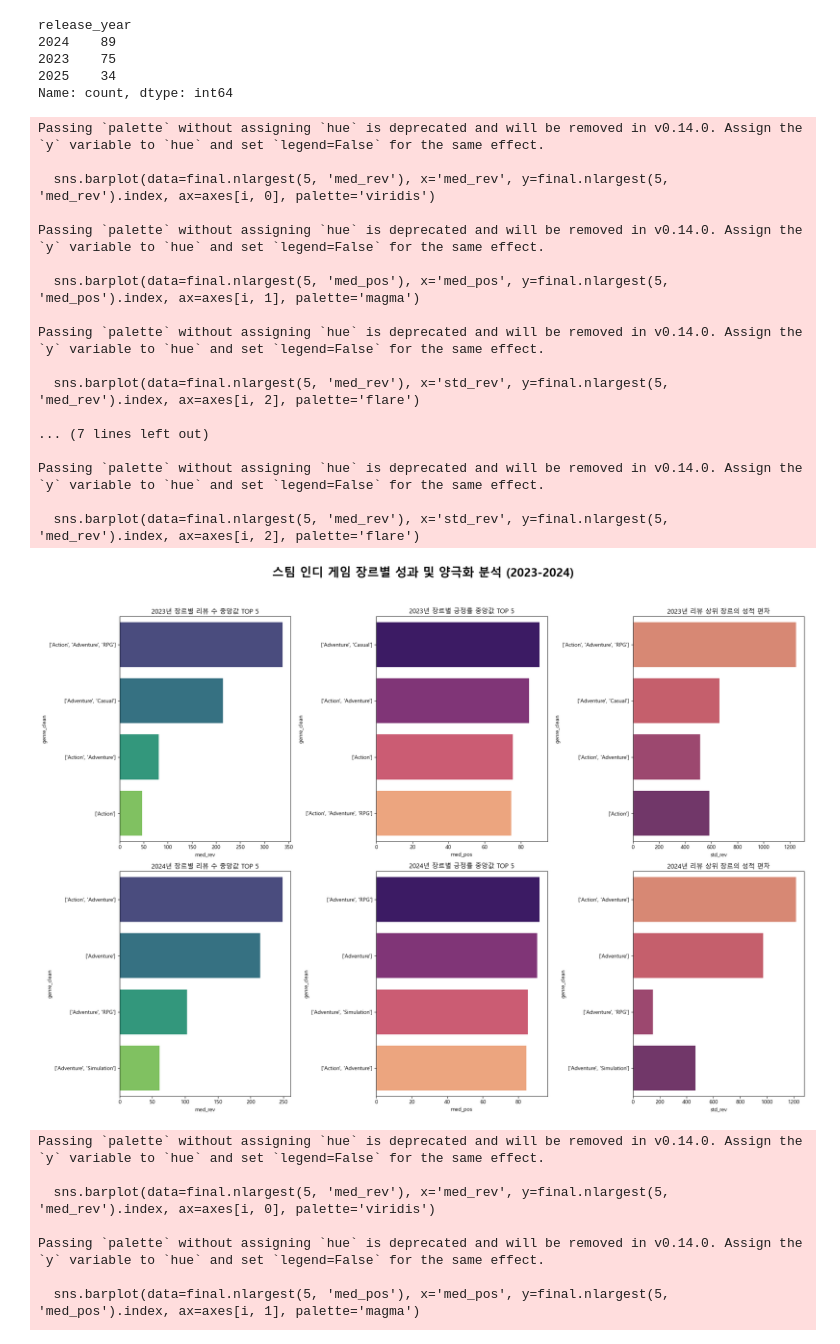
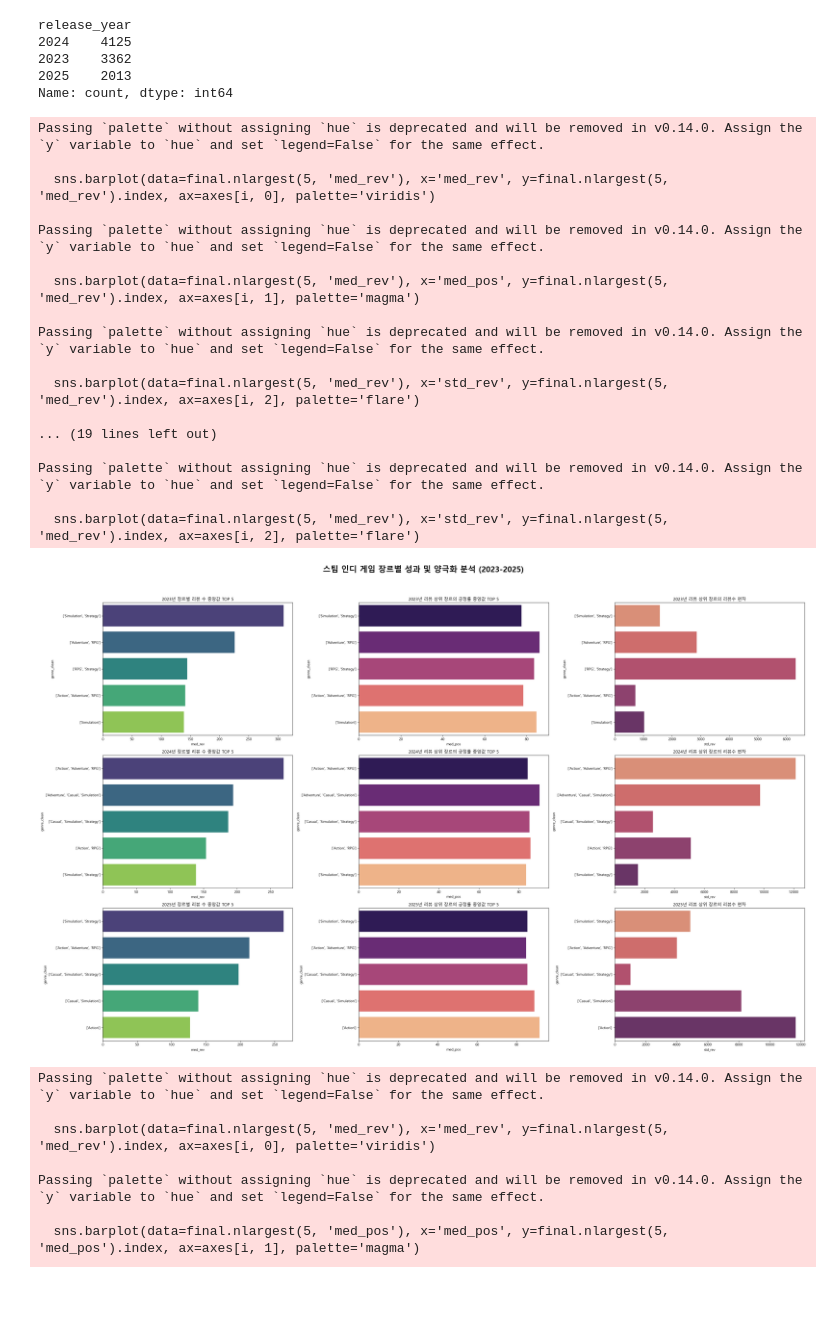
Before and after one commit to jinnyjinnyjinjin/steam-indie-game-analysis, a Jupyter notebook: src/notebooks/su/genre_combinations_analysis.ipynb, the cells around one changed output. Cells and saved outputs as stored; diff of their text form; code cells hidden in the pictures; blank space fills up the shorter version.

```diff
--- a/src/notebooks/su/genre_combinations_analysis.ipynb
+++ b/src/notebooks/su/genre_combinations_analysis.ipynb
@@ -9,74 +9,79 @@ plt.rcParams['font.family'] = 'Malgun Gothic' # Windows
 plt.rcParams['axes.unicode_minus'] = False
 
 # 데이터 로드 및 전처리
-df = pd.read_csv('../../../data/processed/steam_indie_games_merged_v1.csv')
+df = pd.read_csv('../../../data/processed/steam_indie_games.csv')
 df['release_year'] = pd.to_datetime(df['release_date'], errors='coerce').dt.year
-df['positive_rate'] = (df['total_positive'] / df['total_reviews']) * 100
+df['positive_rate'] = (df['positive'] / df['total_reviews']) * 100
 # %%
 df['release_year'].value_counts()
 # %% [output]
 release_year
-2024    89
-2023    75
-2025    34
+2024    4125
+2023    3362
+2025    2013
 Name: count, dtype: int64
 # %%
 # Indie 태그 제거 정제
-def clean_genres(s):
+def clean_genres(genre_str):
     try:
-        g = ast.literal_eval(s)
-        return str([i.strip() for i in g if i.strip() != 'Indie'])
-    except: return "Others"
+        # 1. 문자열을 리스트로 변환
+        g_list = ast.literal_eval(genre_str)
+        # 2. 'Indie' 제거 및 공백 정제 후 알파벳 순으로 정렬
+        cleaned = sorted([g.strip() for g in g_list if g.strip() != 'Indie'])
+        # 3. 다시 문자열로 반환하여 그룹화가 가능하게 함
+        return str(cleaned) if cleaned else "Others"
+    except:
+        return "Others"
 df['genre_clean'] = df['genres'].apply(clean_genres)
 
 # 필터링 1: 리뷰 30개 이상
 df_f = df[df['total_reviews'] >= 30].copy()
 # %%
 # 시각화 설정 (2023, 2024년)
-years = [2023, 2024]
-fig, axes = plt.subplots(2, 3, figsize=(20, 15))
+years = [2023, 2024, 2025]
+fig, axes = plt.subplots(3, 3, figsize=(30, 20))
 
 for i, y in enumerate(years):
     y_df = df_f[df_f['release_year'] == y]
-    # 필터링 2: 게임 3개 이상 장르
+    # 필터링 2: 게임 5개 이상 장르
     stats = y_df.groupby('genre_clean').agg({'total_reviews':['median','std','count'], 'positive_rate':'median'})
     stats.columns = ['med_rev', 'std_rev', 'count', 'med_pos']
-    final = stats[stats['count'] >= 3]
+    final = stats[stats['count'] >= 30]
 
     # 그래프 1: 리뷰 중앙값 Top 5
     sns.barplot(data=final.nlargest(5, 'med_rev'), x='med_rev', y=final.nlargest(5, 'med_rev').index, ax=axes[i, 0], palette='viridis')
     axes[i, 0].set_title(f'{y}년 장르별 리뷰 수 중앙값 TOP 5')
 
     # 그래프 2: 긍정률 중앙값 Top 5
-    sns.barplot(data=final.nlargest(5, 'med_pos'), x='med_pos', y=final.nlargest(5, 'med_pos').index, ax=axes[i, 1], palette='magma')
-    axes[i, 1].set_title(f'{y}년 장르별 긍정률 중앙값 TOP 5')
+    sns.barplot(data=final.nlargest(5, 'med_rev'), x='med_pos', y=final.nlargest(5, 'med_rev').index, ax=axes[i, 1], palette='magma')
+    axes[i, 1].set_title(f'{y}년 리뷰 상위 장르의 긍정률 중앙값 TOP 5')
 
     # 그래프 3: 상위 리뷰 장르의 표준편차
     sns.barplot(data=final.nlargest(5, 'med_rev'), x='std_rev', y=final.nlargest(5, 'med_rev').index, ax=axes[i, 2], palette='flare')
-    axes[i, 2].set_title(f'{y}년 리뷰 상위 장르의 성적 편차')
+    axes[i, 2].set_title(f'{y}년 리뷰 상위 장르의 리뷰수 편차')
 
-plt.suptitle('스팀 인디 게임 장르별 성과 및 양극화 분석 (2023-2024)', fontsize=22, fontweight='bold')
+plt.suptitle('스팀 인디 게임 장르별 성과 및 양극화 분석 (2023-2025)', fontsize=22, fontweight='bold')
 plt.tight_layout(rect=[0, 0.03, 1, 0.95]) # 메인 제목과 그래프가 겹치지 않게 여백 조절
 plt.show()
 # %% [output]
 Passing `palette` without assigning `hue` is deprecated and will be removed in v0.14.0. Assign the `y` variable to `hue` and set `legend=False` for the same effect.
 
   sns.barplot(data=final.nlargest(5, 'med_rev'), x='med_rev', y=final.nlargest(5, 'med_rev').index, ax=axes[i, 0], palette='viridis')
 
 Passing `palette` without assigning `hue` is deprecated and will be removed in v0.14.0. Assign the `y` variable to `hue` and set `legend=False` for the same effect.
 
-  sns.barplot(data=final.nlargest(5, 'med_pos'), x='med_pos', y=final.nlargest(5, 'med_pos').index, ax=axes[i, 1], palette='magma')
+  sns.barplot(data=final.nlargest(5, 'med_rev'), x='med_pos', y=final.nlargest(5, 'med_rev').index, ax=axes[i, 1], palette='magma')
 
 Passing `palette` without assigning `hue` is deprecated and will be removed in v0.14.0. Assign the `y` variable to `hue` and set `legend=False` for the same effect.
 
   sns.barplot(data=final.nlargest(5, 'med_rev'), x='std_rev', y=final.nlargest(5, 'med_rev').index, ax=axes[i, 2], palette='flare')
 
-... (7 lines left out)
+... (19 lines left out)
 
 Passing `palette` without assigning `hue` is deprecated and will be removed in v0.14.0. Assign the `y` variable to `hue` and set `legend=False` for the same effect.
 
   sns.barplot(data=final.nlargest(5, 'med_rev'), x='std_rev', y=final.nlargest(5, 'med_rev').index, ax=axes[i, 2], palette='flare')
-[figure, old version]
+[figure, new version]
 # %%
 # Indie 태그 제거 정제
 def clean_genres(s):
```
